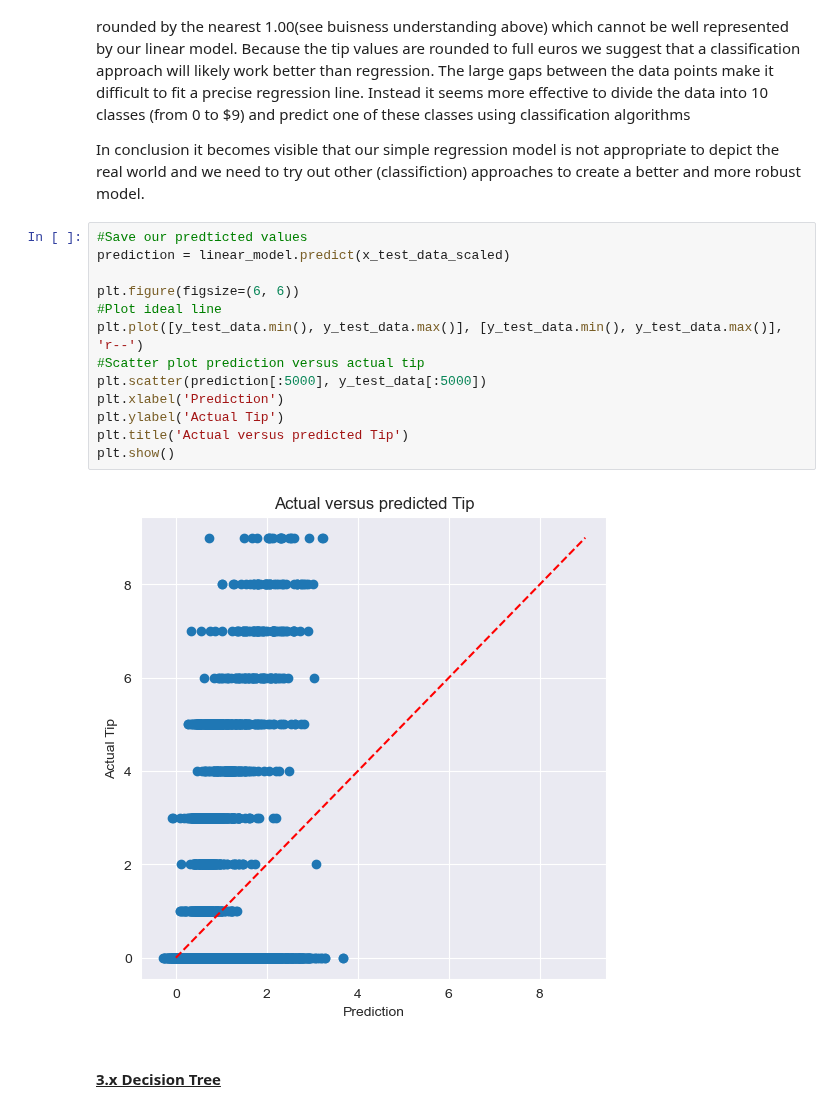
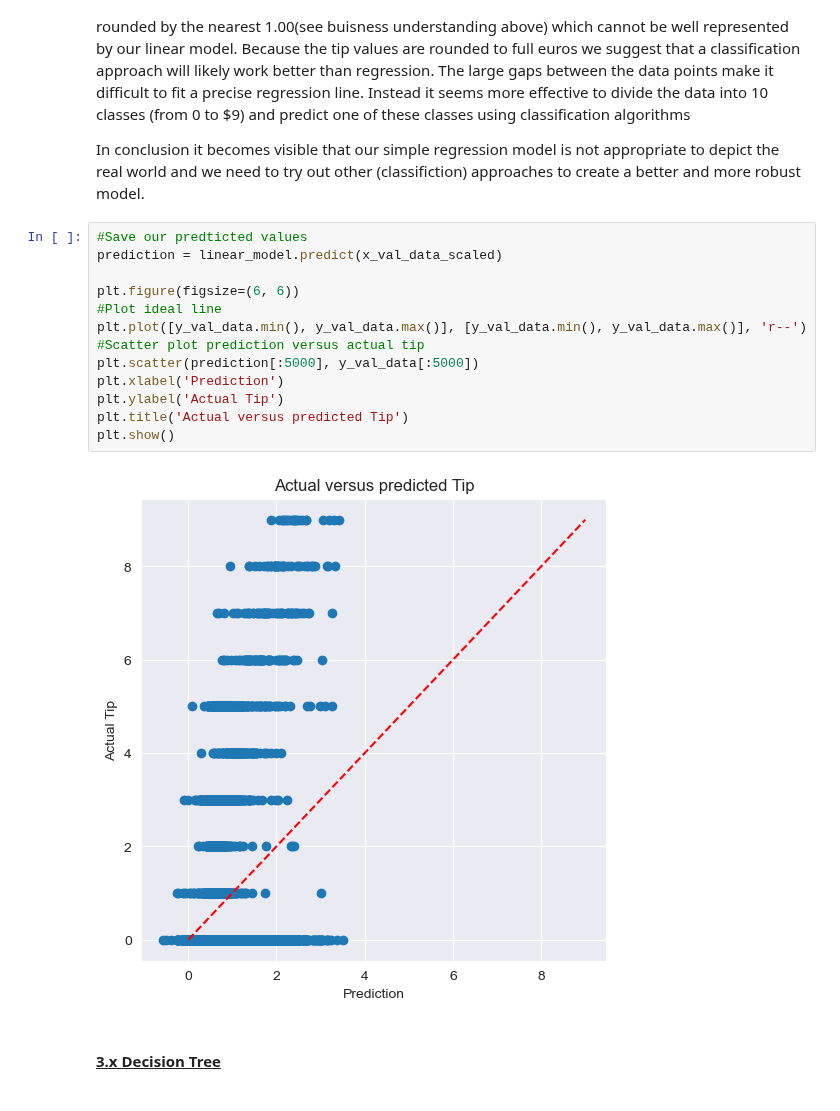
Before and after one commit to mrennefo/DSML-Project, a Jupyter notebook: DSML-Project.ipynb, the cells around one changed output. Saved outputs shown, nothing was run; the diff lists cells and outputs as text.

Commit message:
Evaluation ergänzt und test und validation set getauscht

```diff
--- a/DSML-Project.ipynb
+++ b/DSML-Project.ipynb
@@ -407,19 +411,19 @@ Another possible reason why our predtictions differ a lot from the actual tip is
 In conclusion it becomes visible that our simple regression model is not appropriate to depict the real world and we need to try out other (classifiction) approaches to create a better and more robust model.
 # %%
 #Save our predticted values
-prediction = linear_model.predict(x_test_data_scaled)
+prediction = linear_model.predict(x_val_data_scaled)
 
 plt.figure(figsize=(6, 6))
 #Plot ideal line
-plt.plot([y_test_data.min(), y_test_data.max()], [y_test_data.min(), y_test_data.max()], 'r--')
+plt.plot([y_val_data.min(), y_val_data.max()], [y_val_data.min(), y_val_data.max()], 'r--')
 #Scatter plot prediction versus actual tip
-plt.scatter(prediction[:5000], y_test_data[:5000])
+plt.scatter(prediction[:5000], y_val_data[:5000])
 plt.xlabel('Prediction')
 plt.ylabel('Actual Tip')
 plt.title('Actual versus predicted Tip')
 plt.show()
 # %% [output]
-[figure, old version]
+[figure, new version]
 # %% [markdown]
 <h4 style="text-decoration: underline;">3.x Decision Tree</h4>
 # %% [markdown]
```
Also changed, not shown: parts of 11 cells of this notebook.
